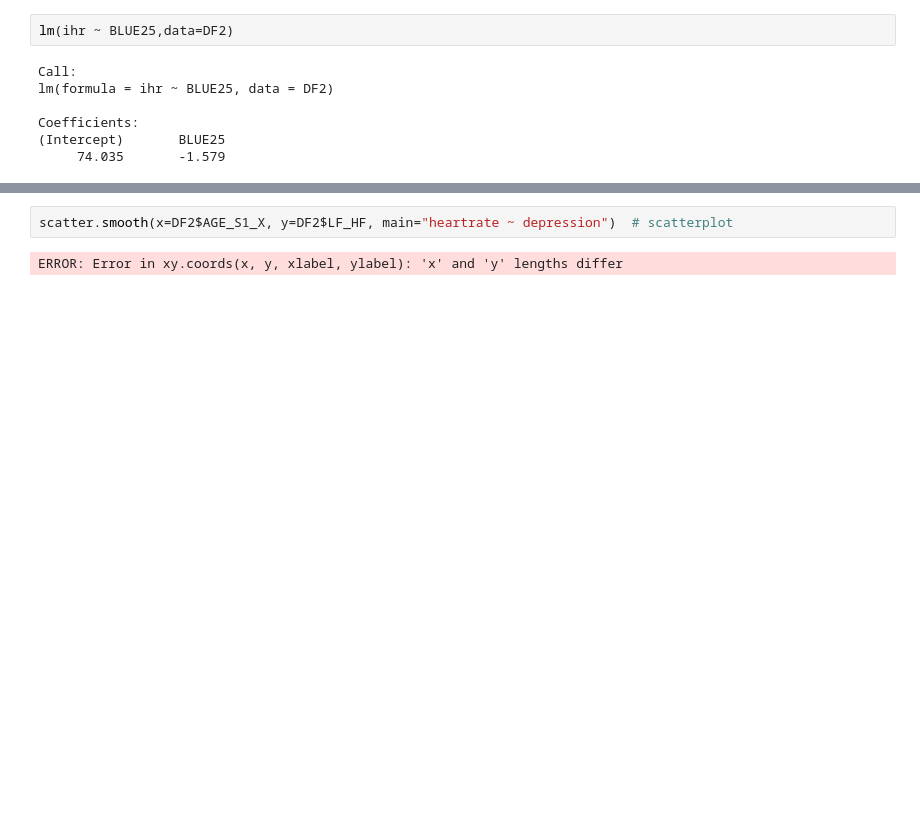
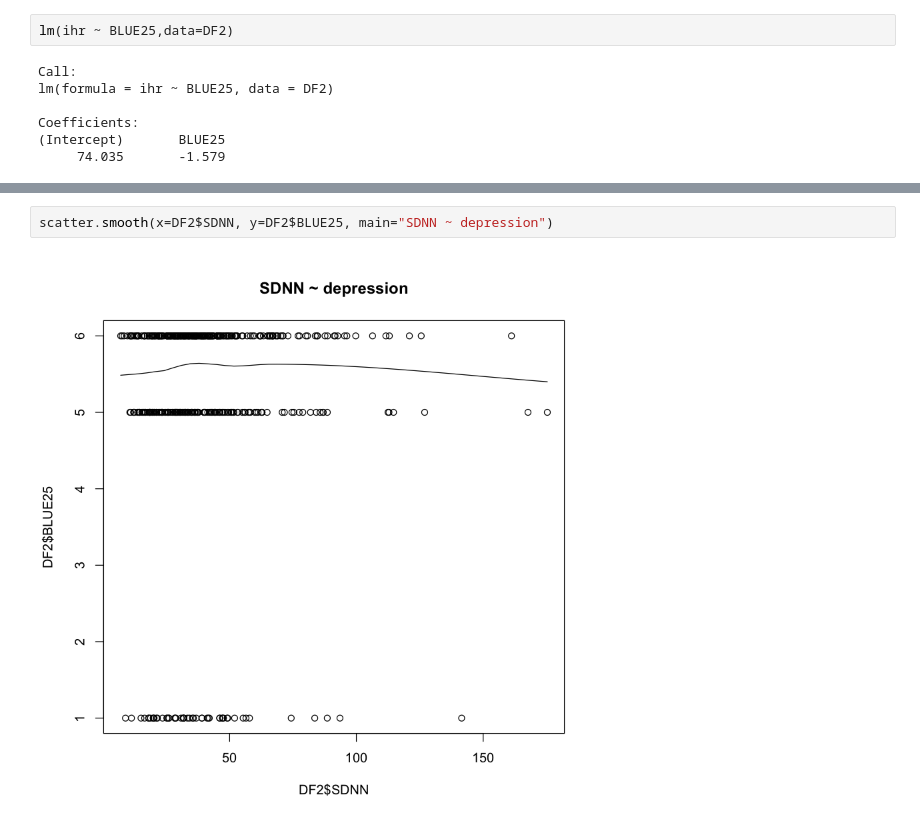
Before and after one commit to loveleenb/Depression_Analysis, a Jupyter notebook: Depression_Analysis_R.ipynb, the cells around one changed output, grey strips where cells are left out. Drawn from its saved outputs; the diff is of its cells as text; blank space fills up the shorter version.

```diff
--- a/Depression_Analysis_R.ipynb
+++ b/Depression_Analysis_R.ipynb
@@ -143,4 +149,4 @@ Coefficients:
 # %%
-scatter.smooth(x=DF2$AGE_S1_X, y=DF2$LF_HF, main="heartrate ~ depression")  # scatterplot
+scatter.smooth(x=DF2$SDNN, y=DF2$BLUE25, main="SDNN ~ depression")
 # %% [output]
-ERROR: Error in xy.coords(x, y, xlabel, ylabel): 'x' and 'y' lengths differ
+[figure, added]
```
Also changed, not shown: parts of 19 cells of this notebook.
